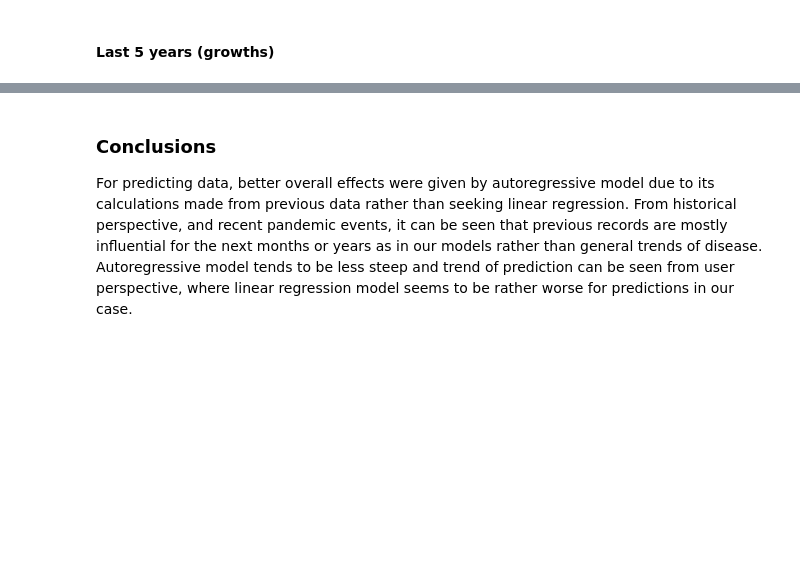
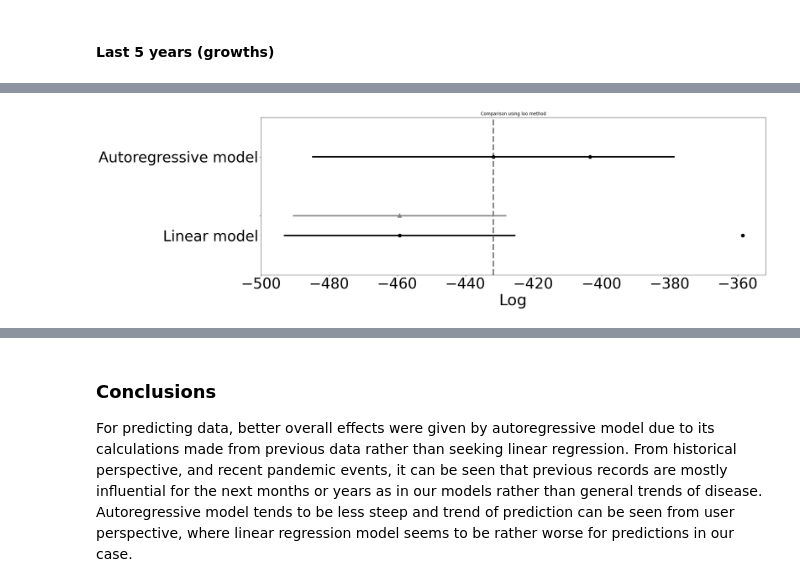
Before and after one commit to FOlszowski/DataAnalysisProject, a Jupyter notebook: Project_notebook.ipynb, the cells around one changed output, grey strips where cells are left out. Saved outputs shown, nothing was run; the diff lists cells and outputs as text; code cells hidden in the pictures; blank space fills up the shorter version.

```diff
--- a/Project_notebook.ipynb
+++ b/Project_notebook.ipynb
@@ -573,0 +693,5 @@ Autoregressive last 5 years:  943
+# %%
+compare_linear = az.from_cmdstanpy(posterior = linear_sim_sampling, log_likelihood = "log_lik")
+compare_autoregressive = az.from_cmdstanpy(posterior = autoregressive_sim_sampling, log_likelihood = "log_lik")
+compare_dict = {"Linear model": compare_linear, "Autoregressive model": compare_autoregressive}
+az.compare(compare_dict, ic = "loo")
@@ -573,0 +703,6 @@ Autoregressive last 5 years:  943
+# %%
+az.plot_compare(az.compare(compare_dict), figsize = (25,8))
+plt.title('Comparison using loo method')
+plt.show()
+# %% [output]
+[figure, added]
```
Also changed, not shown: parts of 37 cells of this notebook, 11 other files.
